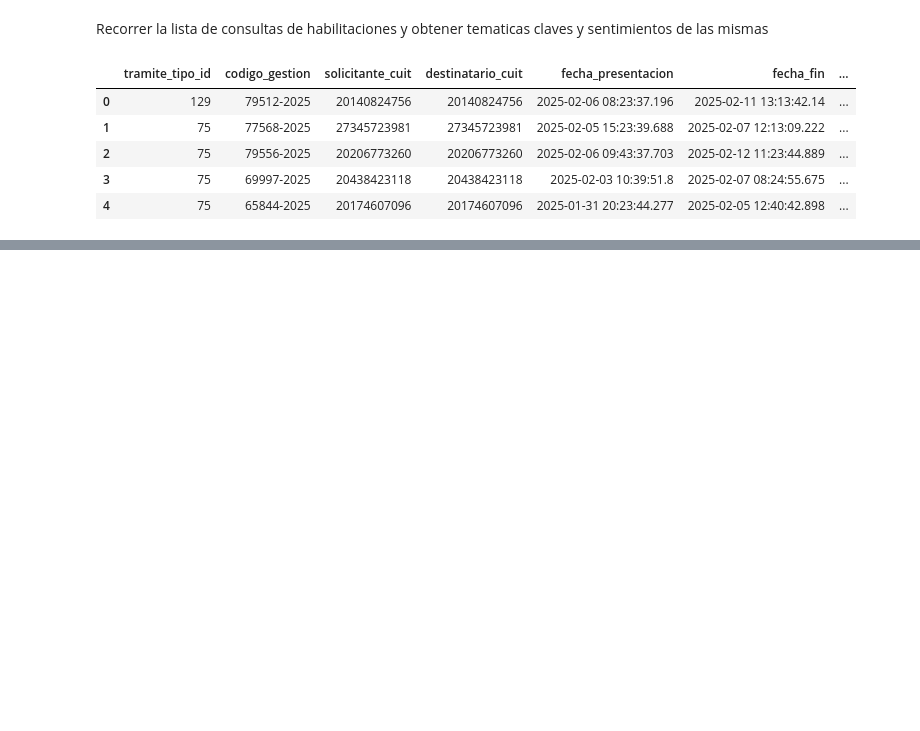
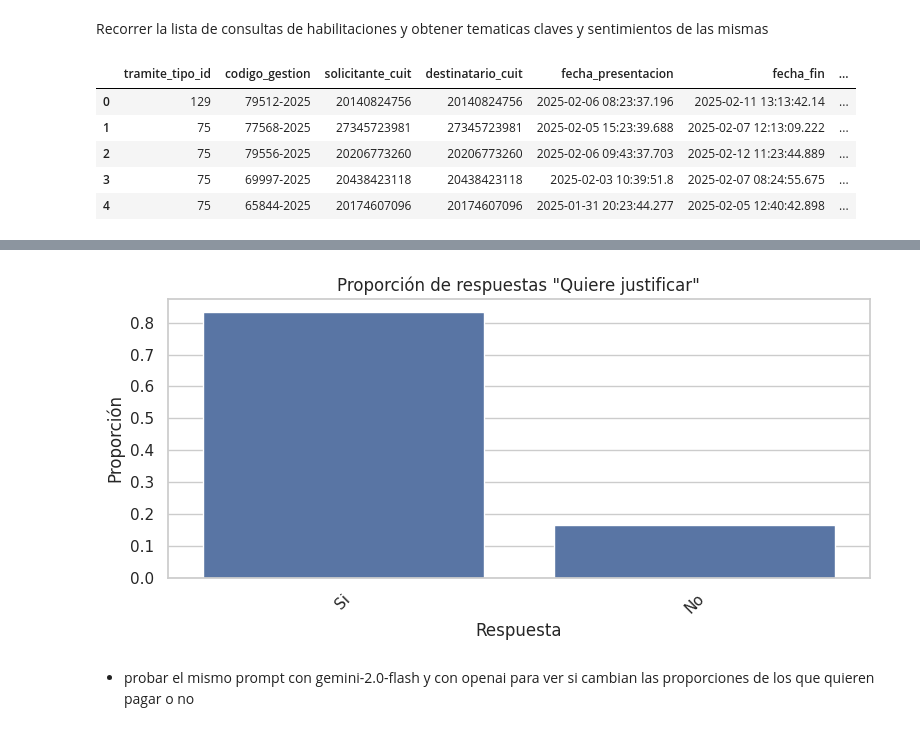
Before and after one commit to gcasado0/chatbot, a Jupyter notebook: gemini_test_descargos.ipynb, the cells around one changed output, grey strips where cells are left out. Drawn from its saved outputs; the diff is of its cells as text; code cells hidden in the pictures; blank space fills up the shorter version.

```diff
--- a/gemini_test_descargos.ipynb
+++ b/gemini_test_descargos.ipynb
@@ -251,0 +207,24 @@ data.to_excel('encontraste_lo_que_buscabas-procesado.xlsx', index=False)
+# %%
+# Calcular cantidad y proporción por categoría en la columna 'Quiere pagar'
+resumen_df = (
+    data2['Quiere justificar']
+    .value_counts(normalize=False)
+    .rename_axis('Quiere justificar')
+    .reset_index(name='Cantidad')
+)
+resumen_df['Proporcion'] = resumen_df['Cantidad'] / resumen_df['Cantidad'].sum()
+
+# Visualización
+sns.set(style="whitegrid")
+plt.figure(figsize=(8, 4))
+sns.barplot(x='Quiere justificar', y='Proporcion', data=resumen_df)
+plt.title('Proporción de respuestas "Quiere justificar"')
+plt.xlabel('Respuesta')
+plt.ylabel('Proporción')
+plt.xticks(rotation=45)
+plt.tight_layout()
+plt.show()
+# %% [output]
+[figure, added]
+# %% [markdown]
+- probar el mismo prompt con gemini-2.0-flash y con openai para ver si cambian las proporciones de los que quieren pagar o no
```
Also changed, not shown: parts of 10 cells of this notebook, 1 other file.
